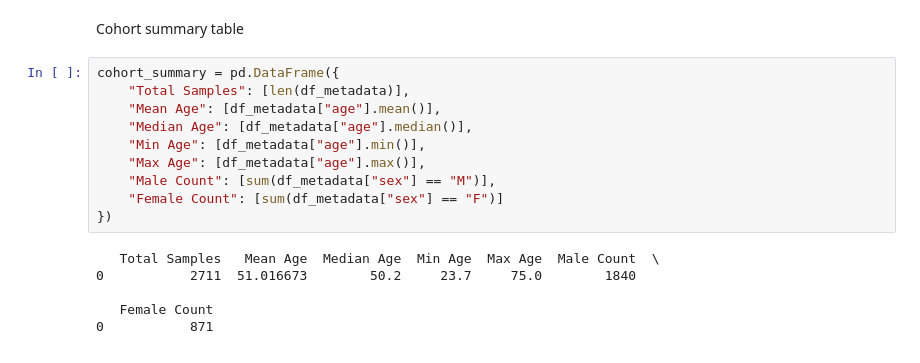
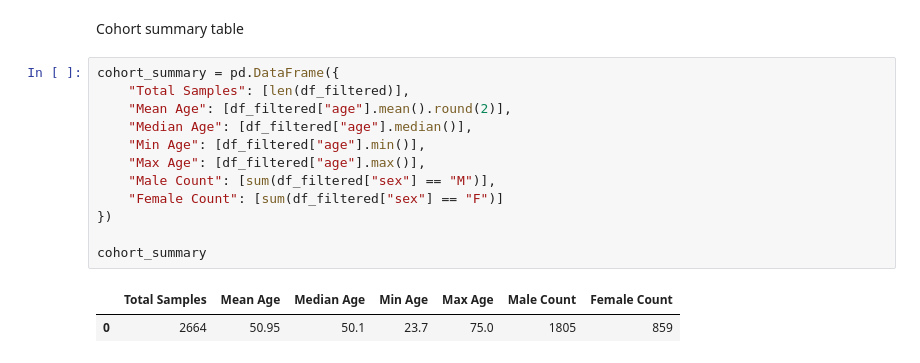
Before and after one commit to Magal88/BINF7700_Capstone_Eisik_Magali, a Jupyter notebook: eisik_GSE55763.ipynb, the cells around one changed output. Cells and saved outputs as stored; diff of their text form.

```diff
--- a/eisik_GSE55763.ipynb
+++ b/eisik_GSE55763.ipynb
@@ -256,17 +269,16 @@ GSM1343054  GSE55763              0
 Cohort summary table
 # %%
 cohort_summary = pd.DataFrame({
-    "Total Samples": [len(df_metadata)],
-    "Mean Age": [df_metadata["age"].mean()],
-    "Median Age": [df_metadata["age"].median()],
-    "Min Age": [df_metadata["age"].min()],
-    "Max Age": [df_metadata["age"].max()],
-    "Male Count": [sum(df_metadata["sex"] == "M")],
-    "Female Count": [sum(df_metadata["sex"] == "F")]
+    "Total Samples": [len(df_filtered)],
+    "Mean Age": [df_filtered["age"].mean().round(2)],
+    "Median Age": [df_filtered["age"].median()],
+    "Min Age": [df_filtered["age"].min()],
+    "Max Age": [df_filtered["age"].max()],
+    "Male Count": [sum(df_filtered["sex"] == "M")],
+    "Female Count": [sum(df_filtered["sex"] == "F")]
 })
+
+cohort_summary
 # %% [output]
-   Total Samples   Mean Age  Median Age  Min Age  Max Age  Male Count  \
-0           2711  51.016673        50.2     23.7     75.0        1840
-
-   Female Count
-0           871
+|  | Total Samples | Mean Age | Median Age | Min Age | Max Age | Male Count | Female Count |
+| 0 | 2664 | 50.95 | 50.1 | 23.7 | 75.0 | 1805 | 859 |
```
Also changed, not shown: parts of 11 cells of this notebook.
